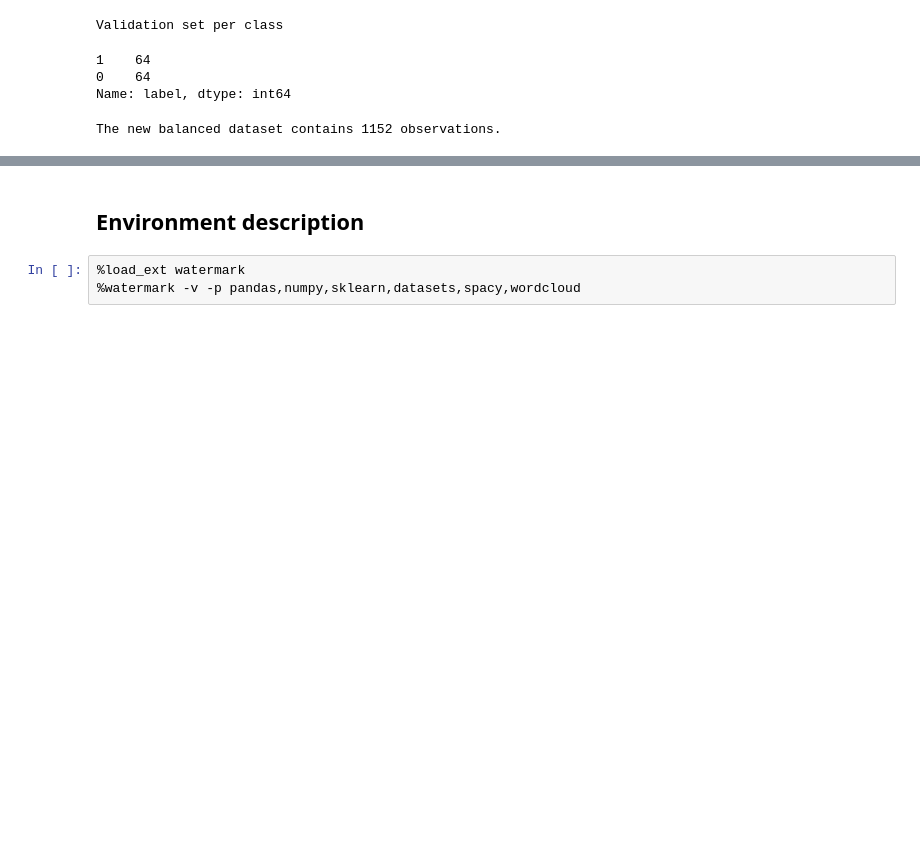
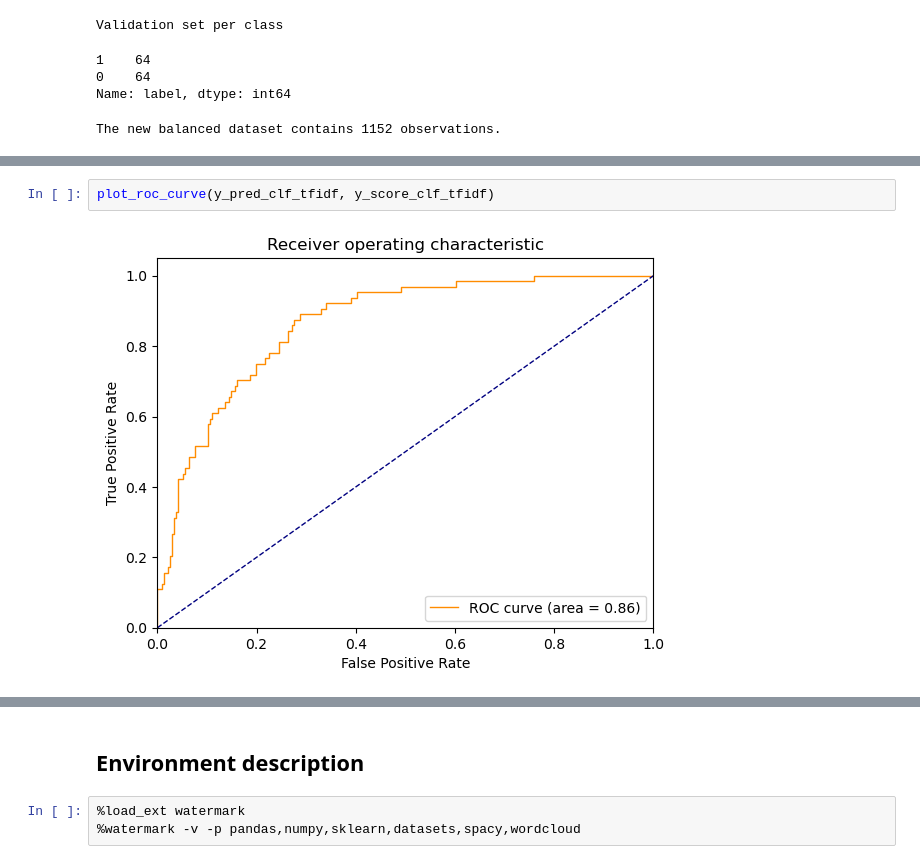
Before and after one commit to RitaGhilardi/Corporate_sustainability, a Jupyter notebook: Companies_sustainability.ipynb, the cells around one changed output, grey strips where cells are left out. Cells and saved outputs as stored; diff of their text form; blank space fills up the shorter version.

Commit message:
Different vectorizers and visual graphs with interpretations

```diff
--- a/Companies_sustainability.ipynb
+++ b/Companies_sustainability.ipynb
@@ -572,0 +686,4 @@ The new balanced dataset contains 1152 observations.
+# %%
+plot_roc_curve(y_pred_clf_tfidf, y_score_clf_tfidf)
+# %% [output]
+[figure, added]
```
Also changed, not shown: parts of 42 cells of this notebook.
